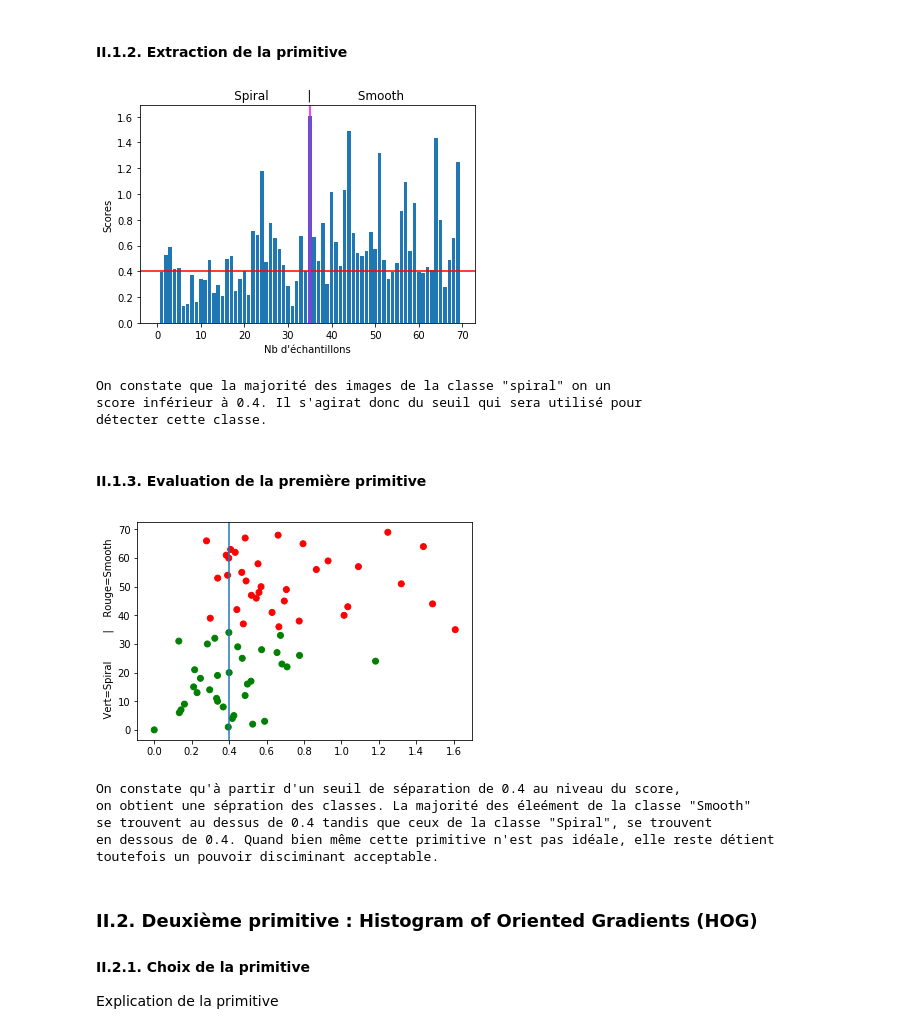
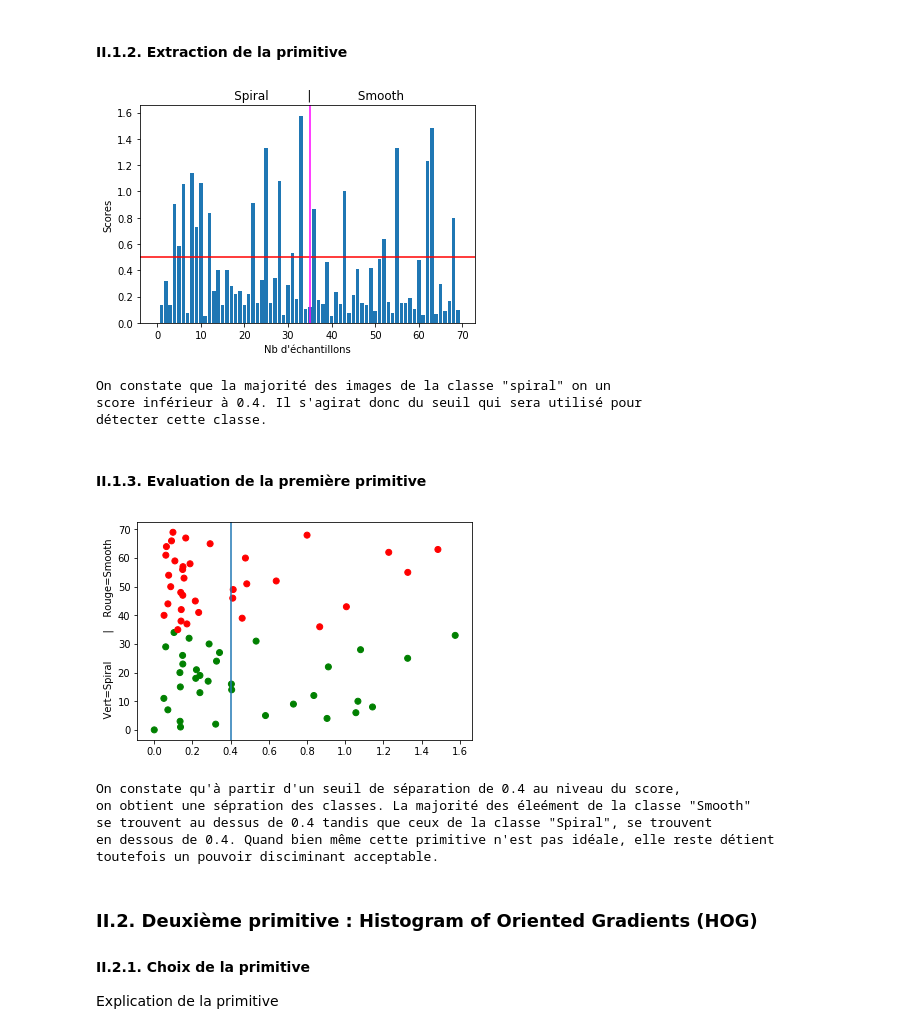
Before and after one commit to uvsq21501832/GIT_DEPOT_GTI770_TP01, a Jupyter notebook: TP01.ipynb, the cells around one changed output. Cells and saved outputs as stored; diff of their text form; code cells hidden in the pictures.

```diff
--- a/TP01.ipynb
+++ b/TP01.ipynb
@@ -325,55 +325,65 @@ n_points = 16 * radius
 # retourne un ratio de leur divergence (donc un score de 0.0 signifie qu'il n'y a aucune divergence).
 # Cette fonction est aussi appelée "L'entropie relative" ou la différence de Kullback-Leibler du nom de
 # leurs inventeurs.
 def kullback_leibler_divergence(p, q):
     p = np.asarray(p)
     q = np.asarray(q)
     filt = np.logical_and(p != 0, q != 0)
     return np.sum(p[filt] * np.log2(p[filt] / q[filt]))
 
-# On commence par déterminer un histograme de référence (ici, la première image, qui est une spirale).
-# Pour se faire on récupère l'image de référence à deux dimensions et on extrait son LBP qui servira à bâtir
-# l'histogramme associé grâce à des fonctions des librairies Numpy et Skimage
-lbp_ref = local_binary_pattern(X_Train_crop_grayScale[0], n_points, radius, METHOD)
-n_bins = int(lbp_ref.max() + 1)
-ref_hist, _ = np.histogram(lbp_ref, normed=True, bins=n_bins, range=(0, n_bins))
 
-# Pour chaque image d'entrainement, on compare l'histogramme de son LBP avec celui de référence.
-scores = []
-for index,img in enumerate(X_Train_crop_grayScale) :
+def extract_lbp_primitives(ref, images):
 
-    image = X_Train_crop_grayScale[index]
+    # Pour chaque image d'entrainement, on compare l'histogramme de son LBP avec celui de référence.
+    scores = []
 
-    # On extrait l'histogramme de son LBP.
-    lbp = local_binary_pattern(image, n_points, radius, METHOD)
+    # On commence par déterminer un histograme de référence (ici, la première image, qui est une spirale).
+    # Pour se faire on récupère l'image de référence à deux dimensions et on extrait son LBP qui servira à bâtir
+    # l'histogramme associé grâce à des fonctions des librairies Numpy et Skimage
+    lbp_ref = local_binary_pattern(ref, n_points, radius, METHOD)
     n_bins = int(lbp_ref.max() + 1)
-    hist, _ = np.histogram(lbp, normed=True, bins=n_bins, range=(0, n_bins))
+    ref_hist, _ = np.histogram(lbp_ref, normed=True, bins=n_bins, range=(0, n_bins))
 
-    # On évalue son score grâce à la fonction "Kullback-Leibler divergence".
-    # Note : plus le score est proche de 0 et plus il y a de similitude.
-    score = kullback_leibler_divergence(hist, ref_hist)
+    for index,img in enumerate(images) :
 
-    scores.append(score)
+        image = images[index]
+
+        # On extrait l'histogramme de son LBP.
+        lbp = local_binary_pattern(image, n_points, radius, METHOD)
+        n_bins = int(lbp_ref.max() + 1)
+        hist, _ = np.histogram(lbp, normed=True, bins=n_bins, range=(0, n_bins))
+
+        # On évalue son score grâce à la fonction "Kullback-Leibler divergence".
+        # Note : plus le score est proche de 0 et plus il y a de similitude.
+        score = kullback_leibler_divergence(hist, ref_hist)
+
+        scores.append(score)
+    return scores
+
+lbp_primitives = extract_lbp_primitives(X_Train_crop_grayScale[0], X_Train_crop_grayScale)
+
+lbp_treshold = 0.4
 
 # On affiche un diagramme en bar afin de mieux visualiser quel serait le bon seuil
 # à utiliser.
-x_axis = range(len(scores))
-plt.bar(x_axis, scores)
-plt.axhline(y=0.4,color='red')
+x_axis = range(len(lbp_primitives))
+plt.bar(x_axis, lbp_primitives)
+plt.axhline(y=0.5,color='red')
 plt.axvline(x=35, color='magenta')
 plt.title("              Spiral          |            Smooth        ")
 plt.xlabel("Nb d'échantillons")
 plt.ylabel("Scores")
 
 fig = plt.gcf()
 
 plt.show()
 
+
 print('On constate que la majorité des images de la classe "spiral" on un\n'+
-'score inférieur à 0.4. Il s\'agirat donc du seuil qui sera utilisé pour\n'+
+'score inférieur à ' + str(lbp_treshold) + '. Il s\'agirat donc du seuil qui sera utilisé pour\n'+
 'détecter cette classe.')
 # %% [output]
-[figure, old version]
+[figure, new version]
 On constate que la majorité des images de la classe "spiral" on un
 score inférieur à 0.4. Il s'agirat donc du seuil qui sera utilisé pour
 détecter cette classe.
@@ -382,22 +392,22 @@ détecter cette classe.
 # %%
 from matplotlib.colors import ListedColormap
 
-colors = np.zeros(len(X_Train_crop_grayScale), dtype = "uint8")
-for index,img in enumerate(X_Train_crop_grayScale) :
+colors = np.zeros(len(lbp_primitives), dtype = "uint8")
+for index,img in enumerate(lbp_primitives) :
     colors[index] = 0 if index < 35 else 1
 
-graph = plt.scatter(scores, range(len(scores)), c=colors, cmap=ListedColormap(['green','red']))
-plt.axvline(x=0.4)
+graph = plt.scatter(lbp_primitives, range(len(lbp_primitives)), c=colors, cmap=ListedColormap(['green','red']))
+plt.axvline(x=lbp_treshold)
 plt.ylabel("    Vert=Spiral         |    Rouge=Smooth  ")
 plt.show()
 
-print("On constate qu'à partir d'un seuil de séparation de 0.4 au niveau du score,\n"+
+print("On constate qu'à partir d'un seuil de séparation de " + str(lbp_treshold) + " au niveau du score,\n"+
       "on obtient une sépration des classes. La majorité des éleément de la classe \"Smooth\"\n"+
-      "se trouvent au dessus de 0.4 tandis que ceux de la classe \"Spiral\", se trouvent\n"+
-      "en dessous de 0.4. Quand bien même cette primitive n'est pas idéale, elle reste détient\n"+
+      "se trouvent au dessus de " + str(lbp_treshold) + " tandis que ceux de la classe \"Spiral\", se trouvent\n"+
+      "en dessous de " + str(lbp_treshold) + ". Quand bien même cette primitive n'est pas idéale, elle reste détient\n"+
       "toutefois un pouvoir disciminant acceptable.")
 # %% [output]
-[figure, old version]
+[figure, new version]
 On constate qu'à partir d'un seuil de séparation de 0.4 au niveau du score,
 on obtient une sépration des classes. La majorité des éleément de la classe "Smooth"
 se trouvent au dessus de 0.4 tandis que ceux de la classe "Spiral", se trouvent
```
Also changed, not shown: parts of 11 cells of this notebook.
